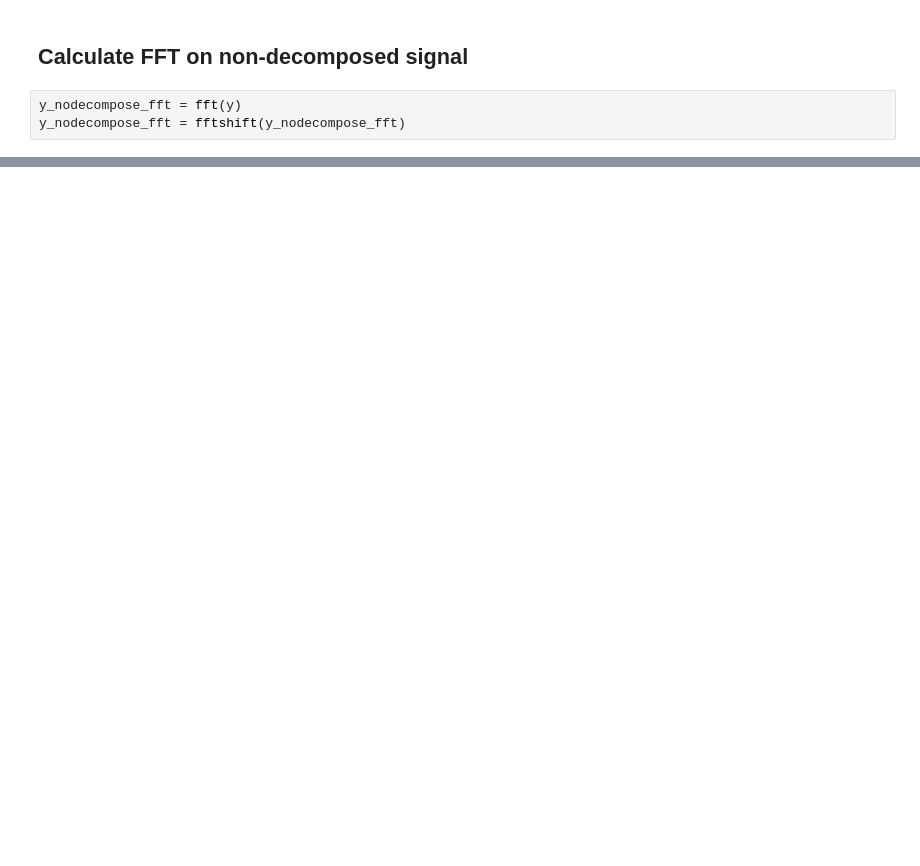
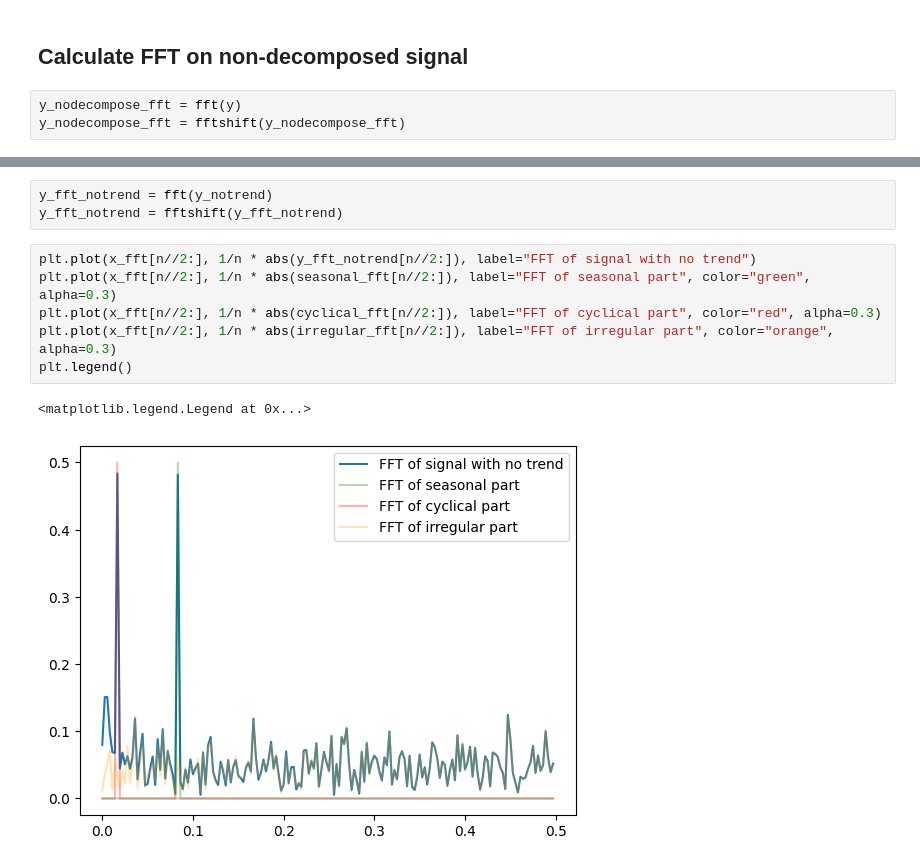
Before and after one commit to emilhaugstvedt/sparsity, a Jupyter notebook: pre_thesis/feature_extraction_drilling/feature_extraction_synthetic.ipynb, the cells around one changed output, grey strips where cells are left out. Saved outputs shown, nothing was run; the diff lists cells and outputs as text; blank space fills up the shorter version.

```diff
--- a/pre_thesis/feature_extraction_drilling/feature_extraction_synthetic.ipynb
+++ b/pre_thesis/feature_extraction_drilling/feature_extraction_synthetic.ipynb
@@ -93,0 +115,12 @@ plt.plot(x_fft[n//2:], 2/n * abs(y_nodecompose_fft[n//2:]))
+# %%
+y_fft_notrend = fft(y_notrend)
+y_fft_notrend = fftshift(y_fft_notrend)
+# %%
+plt.plot(x_fft[n//2:], 1/n * abs(y_fft_notrend[n//2:]), label="FFT of signal with no trend")
+plt.plot(x_fft[n//2:], 1/n * abs(seasonal_fft[n//2:]), label="FFT of seasonal part", color="green", alpha=0.3)
+plt.plot(x_fft[n//2:], 1/n * abs(cyclical_fft[n//2:]), label="FFT of cyclical part", color="red", alpha=0.3)
+plt.plot(x_fft[n//2:], 1/n * abs(irregular_fft[n//2:]), label="FFT of irregular part", color="orange", alpha=0.3)
+plt.legend()
+# %% [output]
+<matplotlib.legend.Legend at 0x...>
+[figure, added]
```
Also changed, not shown: parts of 9 cells of this notebook.
